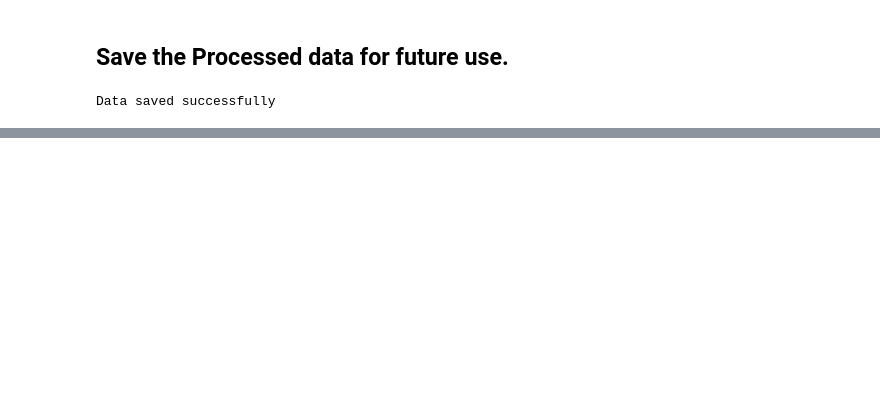
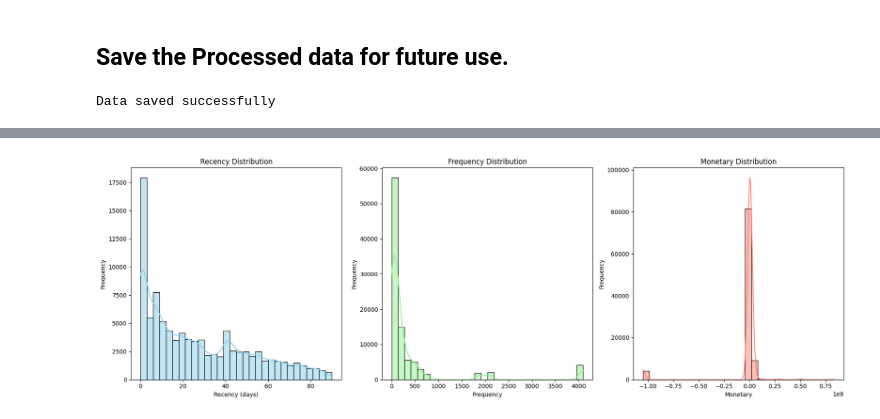
Before and after one commit to b-sam16/Credit-Scoring-Model, a Jupyter notebook: notebooks/feature_engineering.ipynb, the cells around one changed output, grey strips where cells are left out. Cells and saved outputs as stored; diff of their text form; code cells hidden in the pictures; blank space fills up the shorter version.

```diff
--- a/notebooks/feature_engineering.ipynb
+++ b/notebooks/feature_engineering.ipynb
@@ -168,0 +236,4 @@ Data saved successfully
+# %%
+estimator.plot_rfm_distribution()
+# %% [output]
+[figure, added]
```
Also changed, not shown: parts of 17 cells of this notebook, 2 other files.
